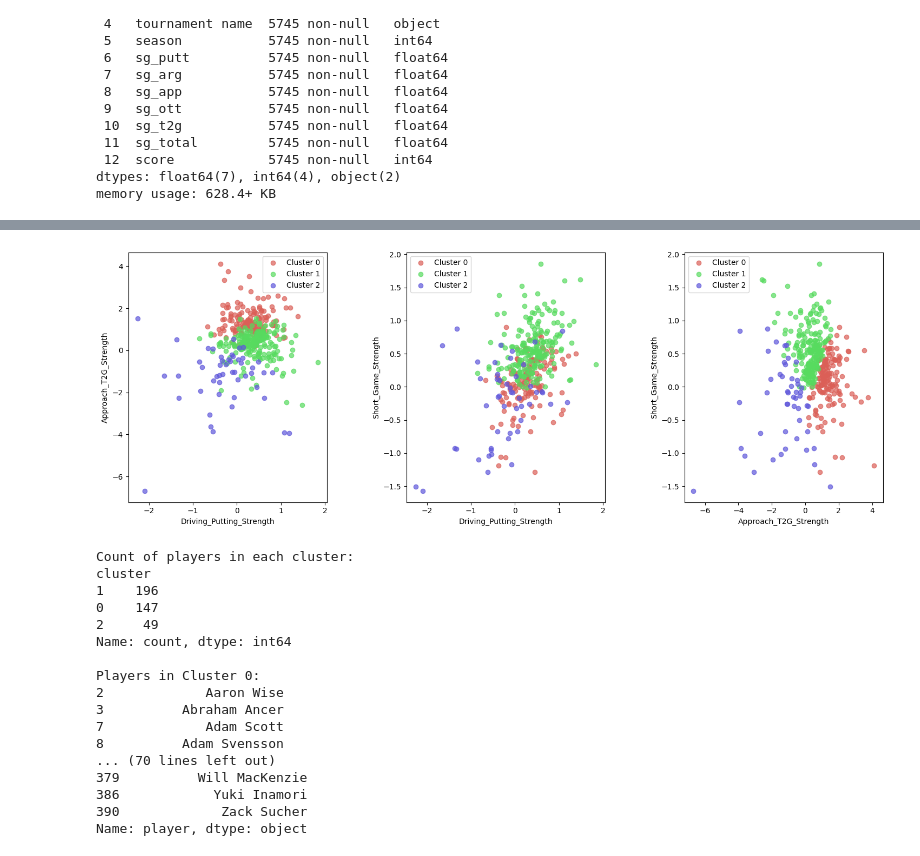
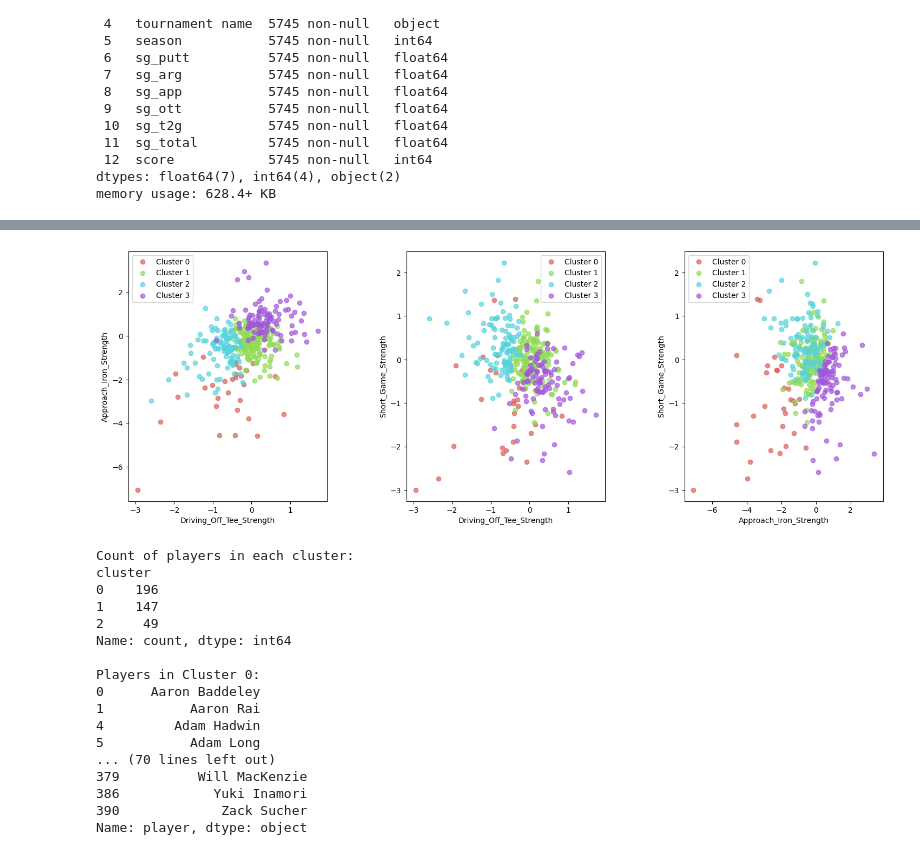
Before and after one commit to jakefine3/PGA-Golfer-Analysis, a Jupyter notebook: PGA_Golfer_Analysis.ipynb, the cells around one changed output, grey strips where cells are left out. Saved outputs shown, nothing was run; the diff lists cells and outputs as text; code cells hidden in the pictures.

```diff
--- a/PGA_Golfer_Analysis.ipynb
+++ b/PGA_Golfer_Analysis.ipynb
@@ -111,9 +113,9 @@ numeric_columns = df.select_dtypes(include=[np.number]).columns
 #group by 'player' column and aggregate numeric columns by mean
 df_aggregated = df.groupby('player')[numeric_columns].mean().reset_index()
 
-#filters non numeric columns out
-non_numeric_columns = ['player', 'tournament name']
-for column in non_numeric_columns:
+#filters columns that don't needs to be averaged out
+columns_not_included = ['player', 'tournament name', 'hole_par', 'season']
+for column in columns_not_included:
     df_aggregated[column] = df.groupby('player')[column].first().reset_index(drop=True)
 
 df_aggregated = df_aggregated[['player', 'tournament name'] + list(numeric_columns)]
@@ -166,31 +194,24 @@ def most_similar_golfers(similarity_scores, df, top_n=10):
     return similar_golfers
 # %%
 # Define the number of clusters
-num_clusters = 3  # You can adjust this number based on your preference
+num_clusters = 4  #adjustable
 
-# Extract features for clustering (you can choose which features to include)
-features_for_clustering = ['sg_putt', 'sg_arg', 'sg_app', 'sg_ott', 'sg_t2g', 'sg_total']
+features_for_clustering = ['sg_putt', 'sg_arg', 'sg_app', 'sg_ott', 'sg_t2g']
 
-# Prepare data for clustering
 X = df_aggregated[features_for_clustering]
 
-# Initialize KMeans object
 kmeans = KMeans(n_clusters=num_clusters, random_state=42)
 
-# Fit KMeans clustering model to the data
 kmeans.fit(X)
 
-# Add cluster labels to DataFrame
 df_aggregated['cluster'] = kmeans.labels_
 
-# Print the cluster centers
+#print the cluster centers
 print("Cluster Centers:")
 print(pd.DataFrame(kmeans.cluster_centers_, columns=features_for_clustering))
 
-# Print the count of golfers in each cluster
+#print the count of golfers in each cluster
 print("\nCount of golfers in each cluster:")
 print(df_aggregated['cluster'].value_counts())
-
-# Optionally, you can visualize the clusters using PCA or other dimensionality reduction techniques
 # %% [output]
 Cluster Centers:
@@ -208,19 +256,19 @@ Name: count, dtype: int64
 # %%
 
 # Define composite features representing player profiles
-df_aggregated['Driving_Putting_Strength'] = df_aggregated['sg_ott'] + df_aggregated['sg_putt']
-df_aggregated['Approach_T2G_Strength'] = df_aggregated['sg_app'] + df_aggregated['sg_t2g']
-df_aggregated['Short_Game_Strength'] = df_aggregated['sg_arg'] + df_aggregated['sg_putt']  # You can adjust this based on preference
+df_aggregated['Driving_Off_Tee_Strength'] = df_aggregated['sg_ott']
+df_aggregated['Approach_Iron_Strength'] = df_aggregated['sg_app'] + df_aggregated['sg_t2g']
+df_aggregated['Short_Game_Strength'] = df_aggregated['sg_arg'] + df_aggregated['sg_putt']
 
 # Normalize data
 scaler = StandardScaler()
-normalized_data = scaler.fit_transform(df_aggregated[['sg_putt', 'sg_arg', 'sg_app', 'sg_ott', 'sg_t2g', 'sg_total',
-                                                     'Driving_Putting_Strength', 'Approach_T2G_Strength',
+normalized_data = scaler.fit_transform(df_aggregated[['sg_putt', 'sg_arg', 'sg_app', 'sg_ott', 'sg_t2g',
+                                                     'Driving_Off_Tee_Strength', 'Approach_Iron_Strength',
                                                      'Short_Game_Strength']])
 
 # Apply K-means clustering
-num_clusters = 3  # Choose the number of clusters
-kmeans = KMeans(n_clusters=num_clusters, random_state=42)
+num_clusters = 4  # Choose the number of clusters
+kmeans = KMeans(n_clusters=num_clusters, random_state=43)
 kmeans.fit(normalized_data)
 df_aggregated['cluster'] = kmeans.labels_
 
@@ -229,29 +277,29 @@ cluster_centers = scaler.inverse_transform(kmeans.cluster_centers_)  # Convert c
 # %%
 # Set up the grid of subplots
 fig, axes = plt.subplots(1, 3, figsize=(18, 6))
 plt.subplots_adjust(hspace=0.4, wspace=0.4)
 
 # Define feature pairs
-feature_pairs = [('Driving_Putting_Strength', 'Approach_T2G_Strength'),
-                 ('Driving_Putting_Strength', 'Short_Game_Strength'),
-                 ('Approach_T2G_Strength', 'Short_Game_Strength')]
+feature_pairs = [('Driving_Off_Tee_Strength', 'Approach_Iron_Strength'),
+                 ('Driving_Off_Tee_Strength', 'Short_Game_Strength'),
+                 ('Approach_Iron_Strength', 'Short_Game_Strength')]
 
 # Plot each pair of features
 for i, (feature1, feature2) in enumerate(feature_pairs):
     ax = axes[i]
 
     # Plot each cluster
     for cluster_label, color in zip(range(num_clusters), sns.color_palette('hls', num_clusters)):
         cluster_data = df_aggregated[df_aggregated['cluster'] == cluster_label]
         ax.scatter(cluster_data[feature1], cluster_data[feature2], label=f'Cluster {cluster_label}', color=color, alpha=0.7)
 
     ax.set_xlabel(feature1)
     ax.set_ylabel(feature2)
     ax.legend()
 
 plt.show()
 # %% [output]
-[figure, old version]
+[figure, new version]
 # %%
 # Print the count of players in each cluster
 print("Count of players in each cluster:")
@@ -265,16 +313,16 @@ for cluster_label in range(num_clusters):
 # %% [output]
 Count of players in each cluster:
 cluster
-1    196
-0    147
+0    196
+1    147
 2     49
 Name: count, dtype: int64
 
 Players in Cluster 0:
-2             Aaron Wise
-3          Abraham Ancer
-7             Adam Scott
-8          Adam Svensson
+0      Aaron Baddeley
+1           Aaron Rai
+4         Adam Hadwin
+5           Adam Long
 ... (70 lines left out)
 379          Will MacKenzie
 386            Yuki Inamori
```
Also changed, not shown: parts of 9 cells of this notebook.
